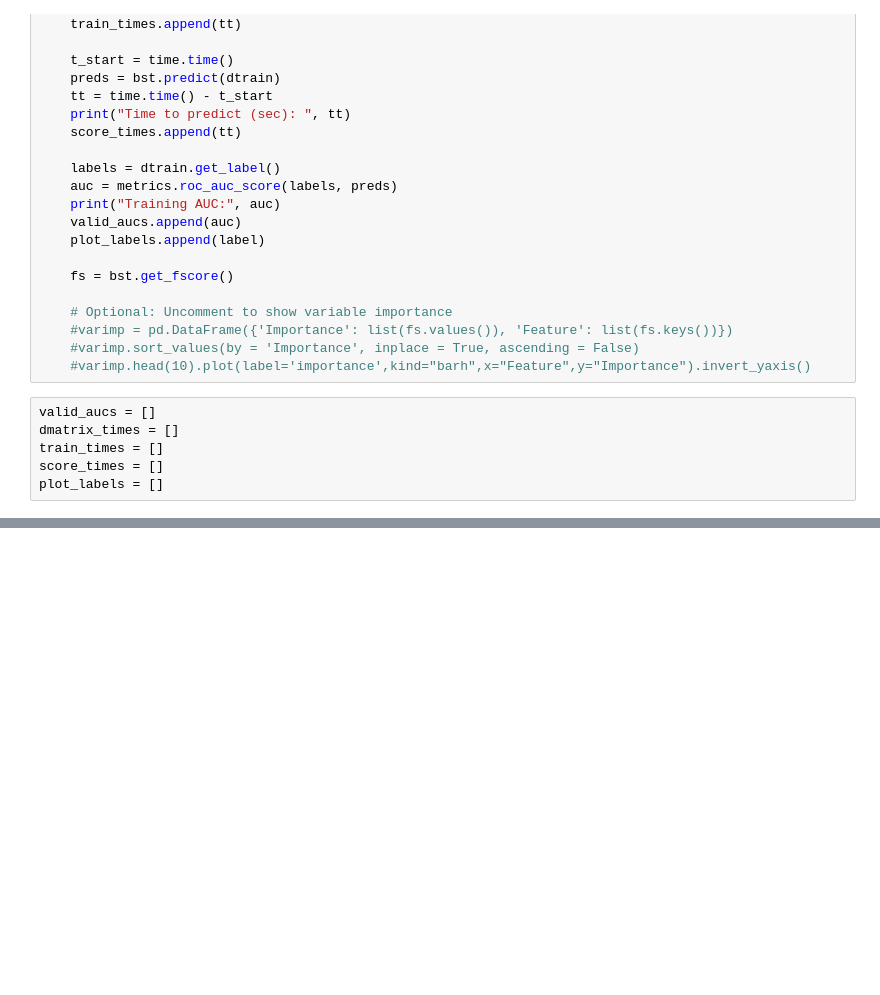
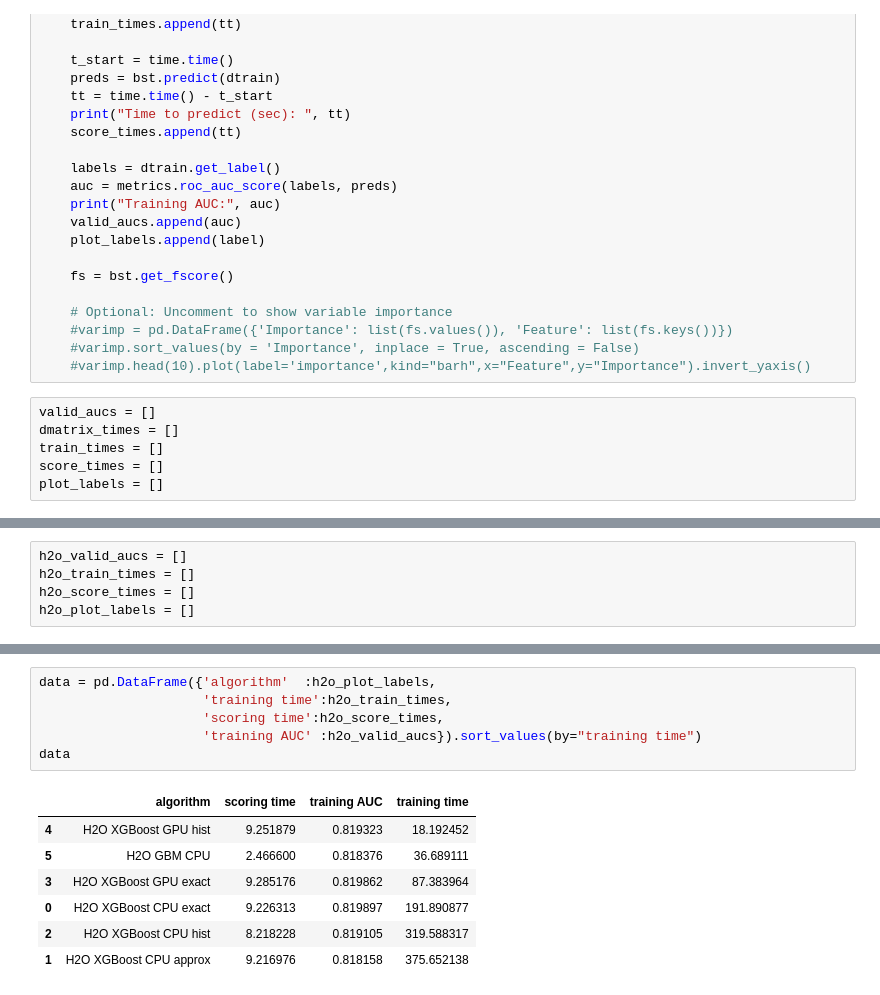
Before and after one commit to h2oai/perf, a Jupyter notebook: xgboost/GPUXGBoost.ipynb, the cells around one changed output, grey strips where cells are left out. Saved outputs shown, nothing was run; the diff lists cells and outputs as text; blank space fills up the shorter version.

```diff
--- a/xgboost/GPUXGBoost.ipynb
+++ b/xgboost/GPUXGBoost.ipynb
@@ -297,0 +373,5 @@ data.plot(title="training AUC",kind='barh',x='algorithm',y='training AUC',legend
+# %%
+h2o_valid_aucs = []
+h2o_train_times = []
+h2o_score_times = []
+h2o_plot_labels = []
@@ -297,0 +584,14 @@ data.plot(title="training AUC",kind='barh',x='algorithm',y='training AUC',legend
+# %%
+data = pd.DataFrame({'algorithm'  :h2o_plot_labels,
+                     'training time':h2o_train_times,
+                     'scoring time':h2o_score_times,
+                     'training AUC' :h2o_valid_aucs}).sort_values(by="training time")
+data
+# %% [output]
+|  | algorithm | scoring time | training AUC | training time |
+| 4 | H2O XGBoost GPU hist | 9.251879 | 0.819323 | 18.192452 |
+| 5 | H2O GBM CPU | 2.466600 | 0.818376 | 36.689111 |
+| 3 | H2O XGBoost GPU exact | 9.285176 | 0.819862 | 87.383964 |
+| 0 | H2O XGBoost CPU exact | 9.226313 | 0.819897 | 191.890877 |
+| 2 | H2O XGBoost CPU hist | 8.218228 | 0.819105 | 319.588317 |
+| 1 | H2O XGBoost CPU approx | 9.216976 | 0.818158 | 375.652138 |
```
Also changed, not shown: parts of 23 cells of this notebook.
